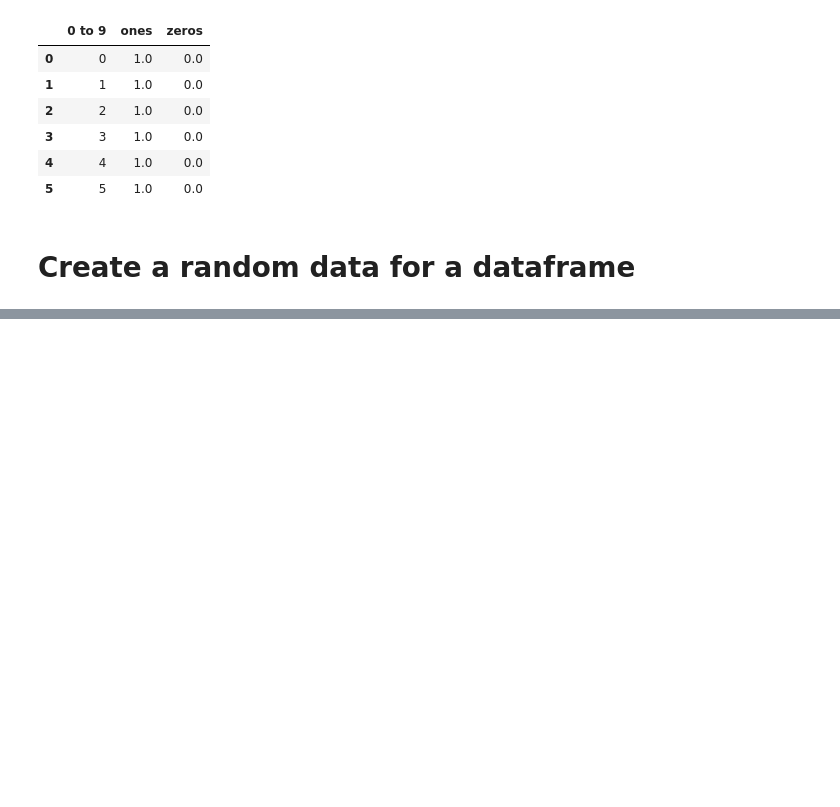
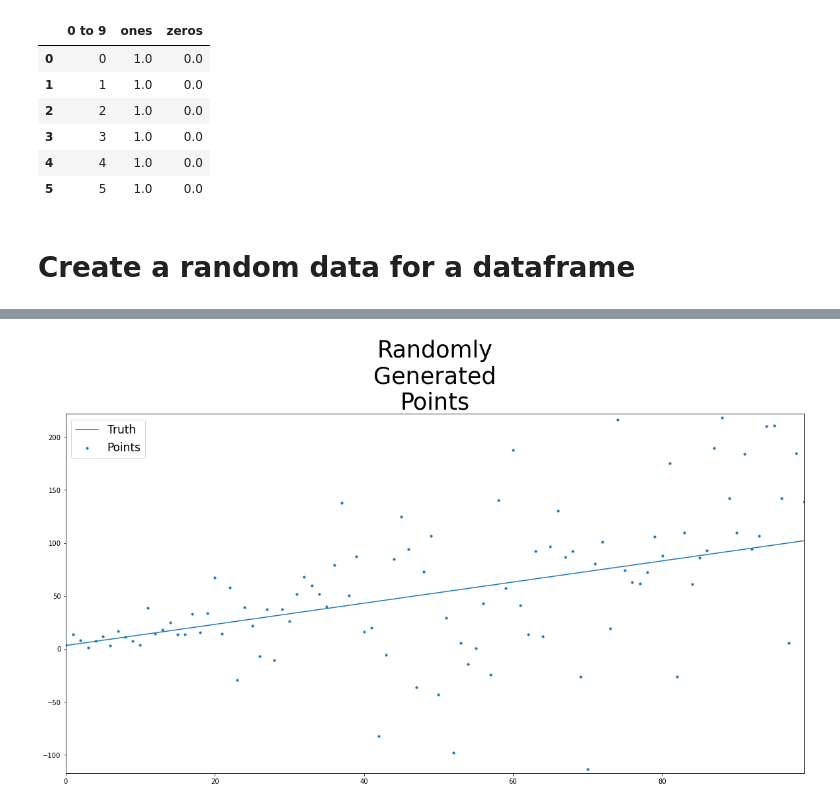
Before and after one commit to jacobradke/jacobradke, a Jupyter notebook: In Class Projects/Project 4 - Chapter 5 - Introduction to numpy, pandas, and matplotlib.ipynb, the cells around one changed output, grey strips where cells are left out. Cells and saved outputs as stored; diff of their text form; code cells hidden in the pictures; blank space fills up the shorter version.

```diff
--- a/In Class Projects/Project 4 - Chapter 5 - Introduction to numpy, pandas, and matplotlib.ipynb
+++ b/In Class Projects/Project 4 - Chapter 5 - Introduction to numpy, pandas, and matplotlib.ipynb
@@ -667,0 +692,17 @@ for key in macro_df:
+# %%
+points = []
+for point in line:
+    points.append(random.normalvariate(point,point))
+
+plt.rcParams['axes.xmargin'] = 0
+plt.rcParams['axes.ymargin'] = 0.01
+
+figure = plt.figure(figsize = (20,10))
+plt.plot(line, label = "Truth")
+plt.scatter(np.arange(len(points)),y = points,s=10, label = "Points")
+
+plt.title("Randomly Generated Points".replace(" ","\n"), fontsize = 35)
+plt.legend(fontsize = 17,loc="best")
+plt.show();
+# %% [output]
+[figure, added]
```
Also changed, not shown: parts of 19 cells of this notebook, 4 other files.
